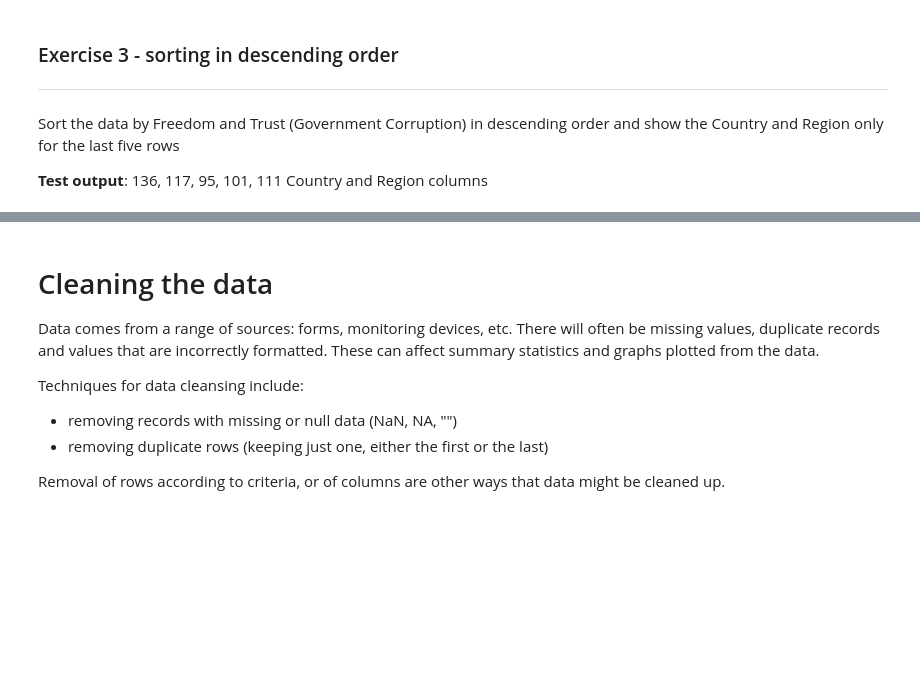
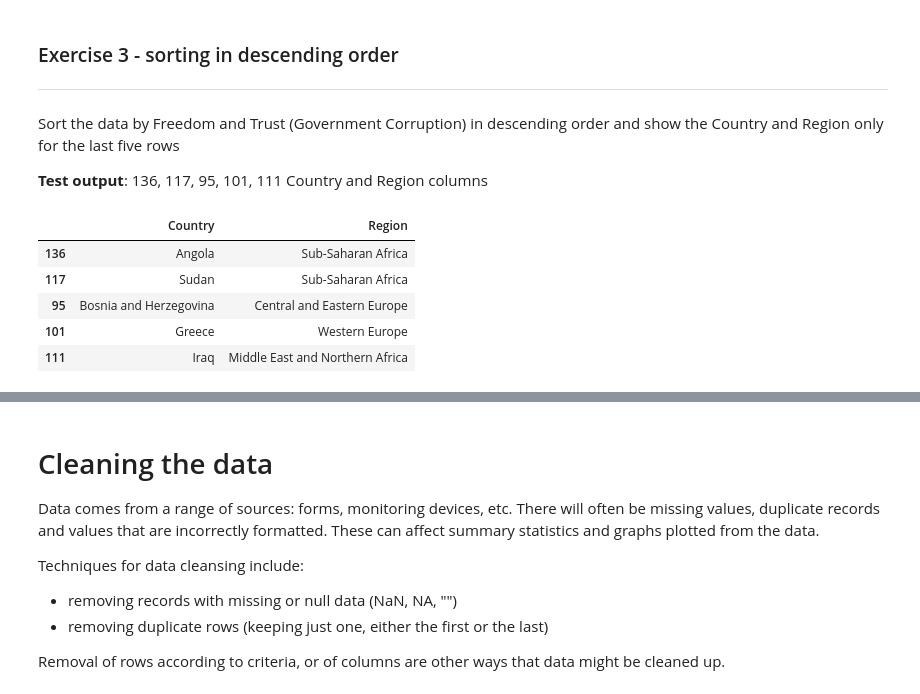
Before and after one commit to Kavikarthik14/Data-with-python, a Jupyter notebook: My_Progress_of_Sorting_and_cleaning.ipynb, the cells around one changed output, grey strips where cells are left out. Saved outputs shown, nothing was run; the diff lists cells and outputs as text; code cells hidden in the pictures; blank space fills up the shorter version.

```diff
--- a/My_Progress_of_Sorting_and_cleaning.ipynb
+++ b/My_Progress_of_Sorting_and_cleaning.ipynb
@@ -132,6 +132,19 @@ Sort the data by Freedom and Trust (Government Corruption) in descending order a
 
 **Test output**:
 136, 117, 95, 101, 111 Country and Region columns
+# %%
+import pandas as pd
+from google.colab import files
+#uploaded = files.upload()
+df= pd.read_excel('2015.xlsx')
+df.sort_values(by = ['Freedom', 'Trust (Government Corruption)'], ascending = False)[['Country', 'Region']]. tail(5)
+# %% [output]
+|  | Country | Region |
+| 136 | Angola | Sub-Saharan Africa |
+| 117 | Sudan | Sub-Saharan Africa |
+| 95 | Bosnia and Herzegovina | Central and Eastern Europe |
+| 101 | Greece | Western Europe |
+| 111 | Iraq | Middle East and Northern Africa |
 # %%
 import pandas as pd
 from google.colab import files
```
Also changed, not shown: parts of 5 cells of this notebook.
